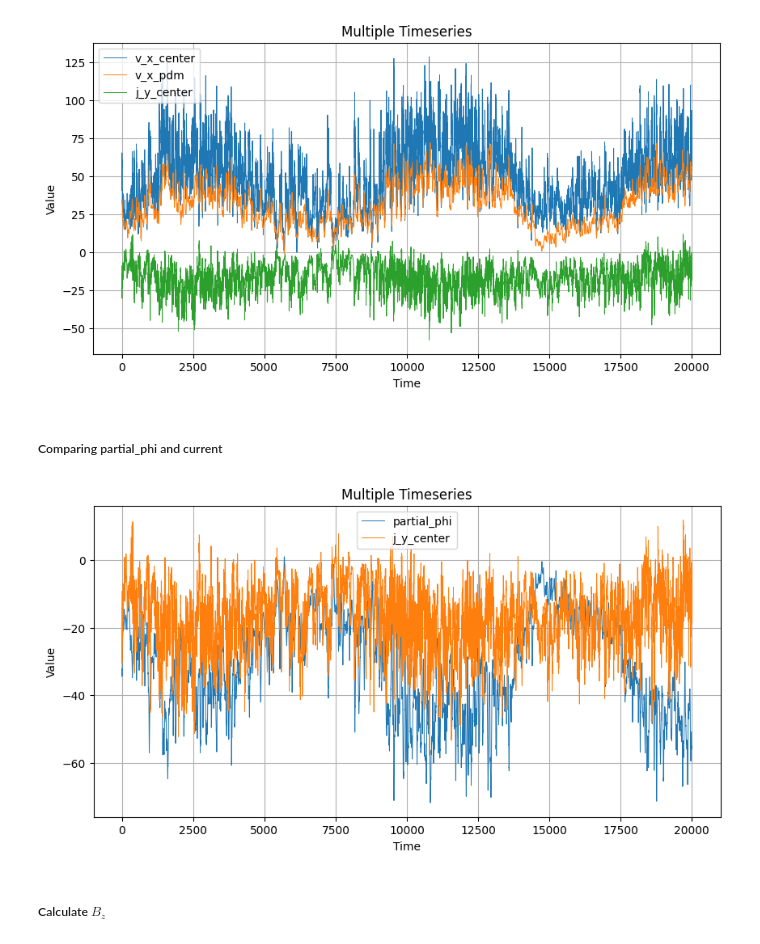
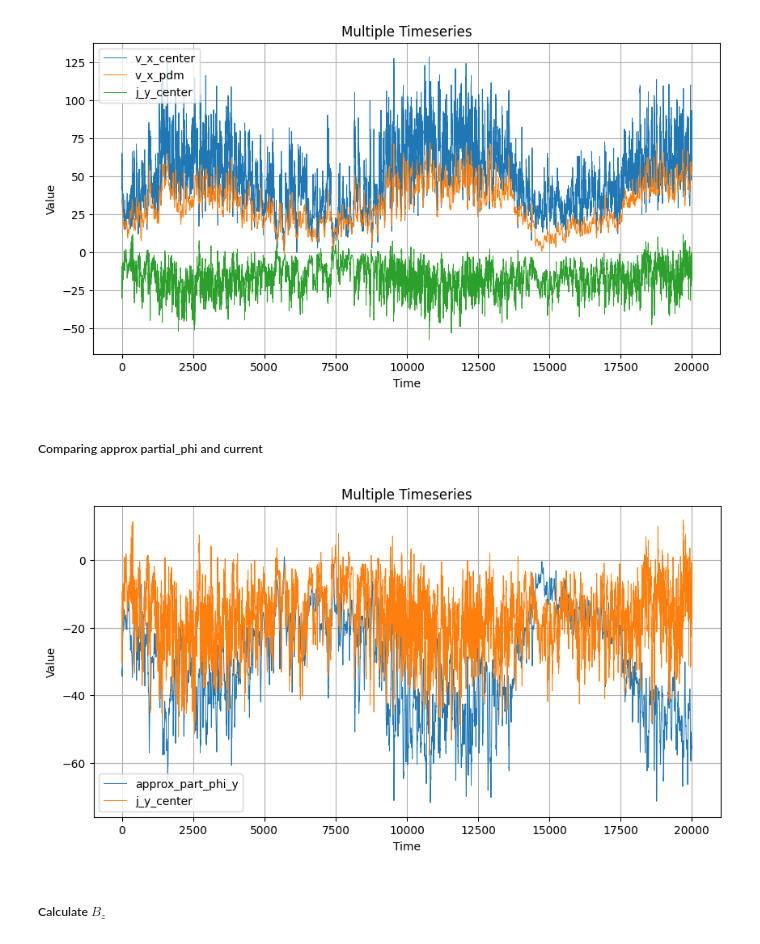
Before and after one commit to MichaelSkowronek/potential_probe_velocity_measuring, a Jupyter notebook: notebooks/measurement_x15_y0_z0_ha300.ipynb, the cells around one changed output. Saved outputs shown, nothing was run; the diff lists cells and outputs as text; code cells hidden in the pictures.

```diff
--- a/notebooks/measurement_x15_y0_z0_ha300.ipynb
+++ b/notebooks/measurement_x15_y0_z0_ha300.ipynb
@@ -209,0 +162,40 @@ partial_phi = delta_phi / delta_y
+# %%
+phi_y_1 = extract_time_series_values(
+    data=fld_data,
+    column_labels='F',
+    row_index=i_y_1,
+    )
+phi_y_2 = extract_time_series_values(
+    data=fld_data,
+    column_labels='F',
+    row_index=i_y_2,
+    )
+j_y_center = extract_time_series_values(
+    data=fld_data,
+    column_labels='jy',
+    row_index=i_center,
+    )
+
+delta_phi_y = phi_y_2 - phi_y_1
+approx_part_phi_y = delta_phi_y / delta_y
+
+part_phi_y = extract_timeseries_data_by_coordinates(
+    data=gradF_data,
+    column_labels="dfdy",
+    y_coord=y_coord,
+    z_coord=z_coord,
+    )
+
+plot_timeseries(
+    data_list=[
+        part_phi_y,
+        approx_part_phi_y,
+        part_phi_y - approx_part_phi_y,
+        ],
+    labels=[
+        "part_phi_y",
+        "approx_part_phi_y",
+        "delta"
+        ],
+    linewidth=0.5,
+    )
@@ -316,21 +310,21 @@ plot_timeseries(
 # %% [output]
 [figure]
 # %% [markdown]
-##### Comparing partial_phi and current
+##### Comparing approx partial_phi and current
 # %%
 plot_timeseries(
     [
-        partial_phi,
+        approx_part_phi_y,
         j_y_center,
         ],
     labels=[
-        "partial_phi",
+        "approx_part_phi_y",
         "j_y_center",
         ],
     linewidth=0.7,
     )
 # %% [output]
-[figure, old version]
+[figure, new version]
 # %% [markdown]
 ##### Calculate $B_z$
 # %%
```
Also changed, not shown: parts of 21 cells of this notebook, 1 other file.
